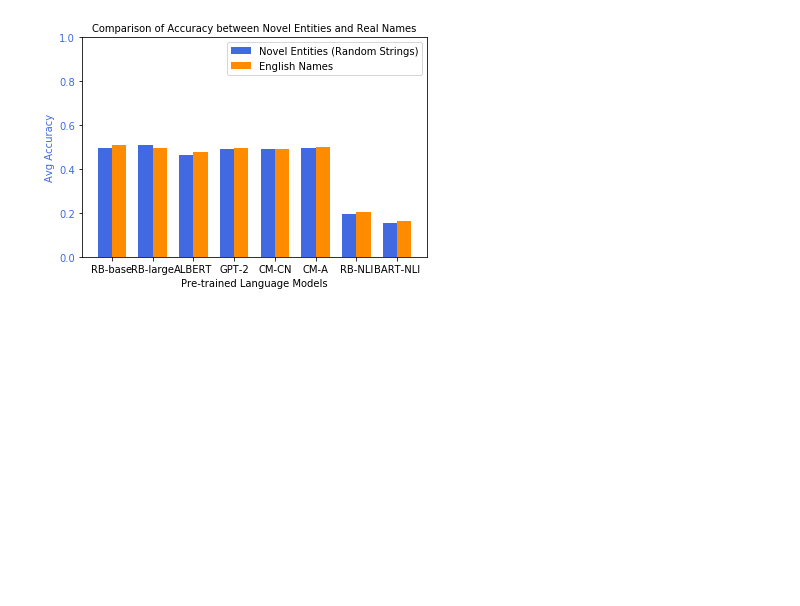
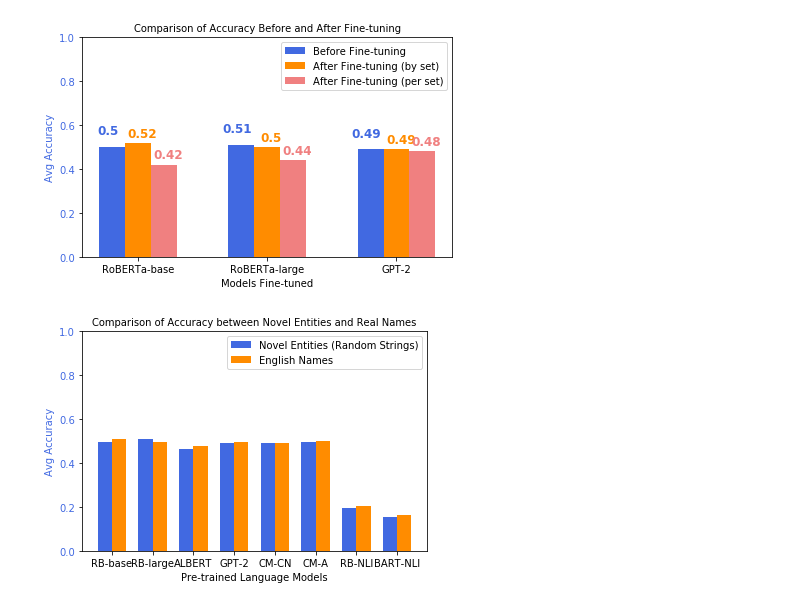
Before and after one commit to shaoxia57/common_sense_embedding_analysis, a Jupyter notebook: plot_nbs/Generate_Plots_Preprint.ipynb, the cells around one changed output. Saved outputs shown, nothing was run; the diff lists cells and outputs as text; code cells hidden in the pictures; blank space fills up the shorter version.

```diff
--- a/plot_nbs/Generate_Plots_Preprint.ipynb
+++ b/plot_nbs/Generate_Plots_Preprint.ipynb
@@ -64,19 +64,23 @@ display_two_axis_bar_plot(x_labels, x_label, left_units, right_units,
 # %%
 x_labels = ["RoBERTa-base","RoBERTa-large", "GPT-2"]
 x_label = "Models Fine-tuned"
 y_label = "Avg Accuracy"
 y_one_label = "Before Fine-tuning"
-data_one = [0.489,0.510, 0.467]
-y_two_label = "After Fine-tuning"
-data_two = [0.485,0.493, 0.496]
+data_one = [0.50,0.51, 0.49]
+y_two_label = "After Fine-tuning (by set)"
+data_two = [0.52,0.50, 0.49]
+y_three_label = "After Fine-tuning (per set)"
+data_three = [0.42,0.44, 0.48]
 title = "Comparison of Accuracy Before and After Fine-tuning"
 save_dir = '../data/preprint_figures/'
 
-display_two_bar_plot(x_labels, x_label, y_label, y_one_label, y_two_label, data_one,
-                     data_two, color1='royalblue', color2='darkorange',title=title,
+display_three_bar_plot(x_labels, x_label, y_label, y_one_label, y_two_label, y_three_label, data_one,
+                     data_two, data_three, color1='royalblue', color2='darkorange', color3='lightcoral', title=title,
                      save_dir=save_dir,
                      add_nums_to_bars=True, small_title=False, label_x_ticks=True,
                      x_ticks_rotation=0)
+# %% [output]
+[figure, added]
 # %%
 # Fig 4. Before and after ablation on fake entities
 # %%
```
Also changed, not shown: parts of 3 cells of this notebook, 9 other files.
